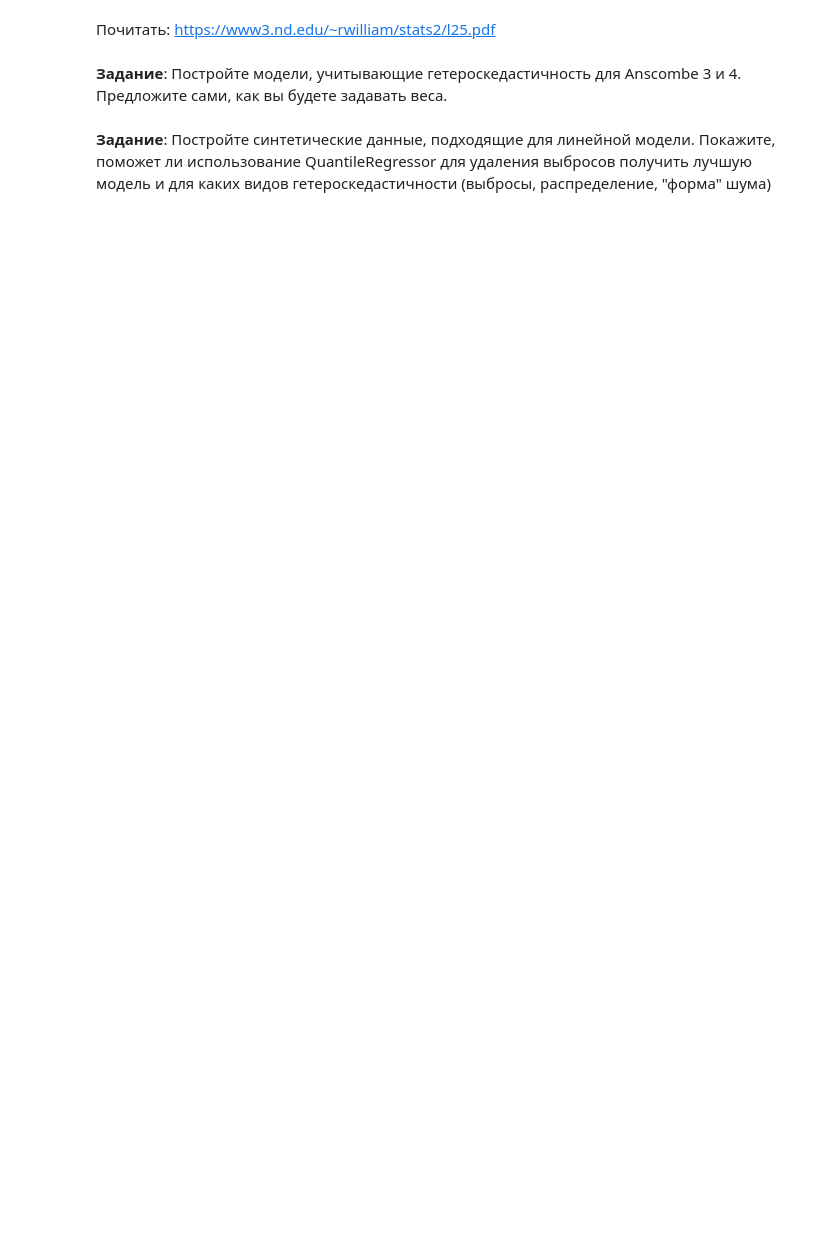
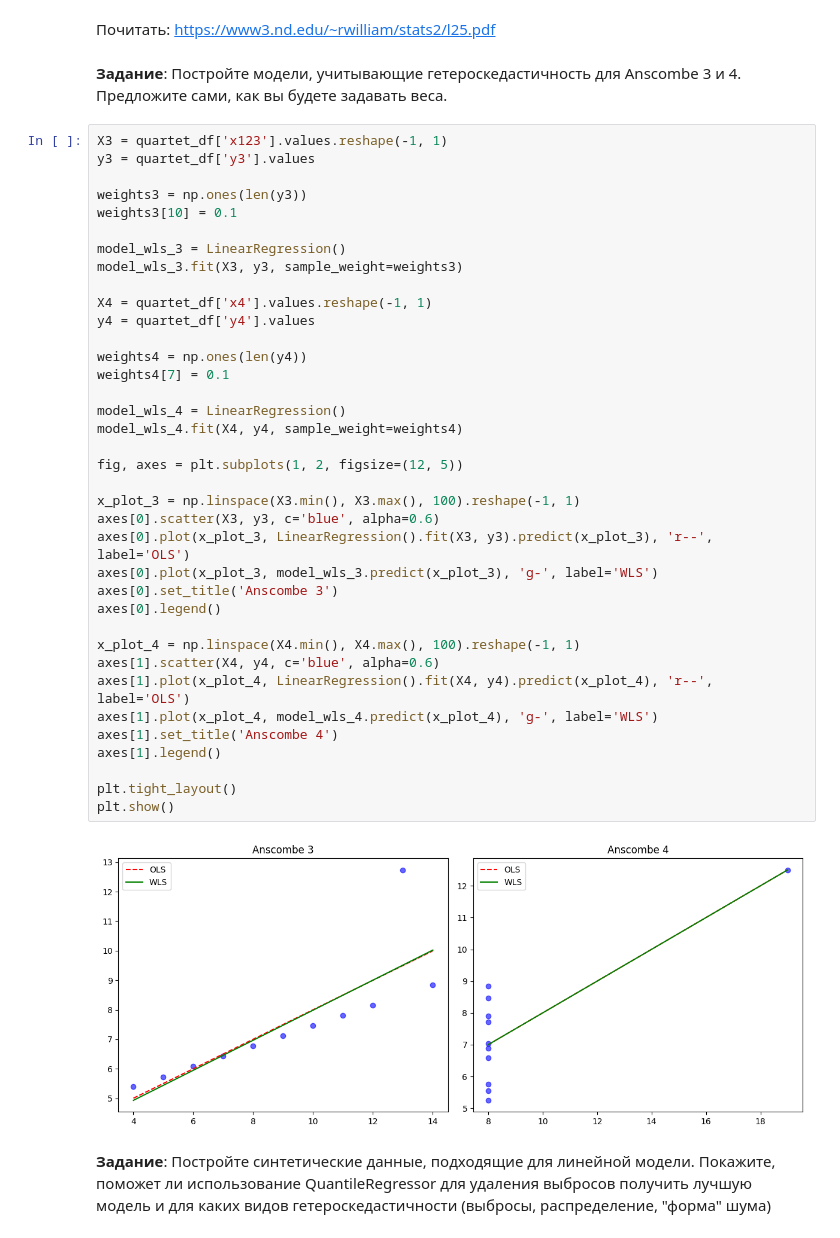
Before and after one commit to haphop228/spbu_ml_2026, a Jupyter notebook: notebooks/linear_regression.ipynb, the cells around one changed output. Cells and saved outputs as stored; diff of their text form; blank space fills up the shorter version.

```diff
--- a/notebooks/linear_regression.ipynb
+++ b/notebooks/linear_regression.ipynb
@@ -804,5 +1037,44 @@ _ = plt.title("Quantiles of heteroscedastic Normal distributed target")
 Почитать: https://www3.nd.edu/~rwilliam/stats2/l25.pdf
 # %% [markdown]
 **Задание**: Постройте модели, учитывающие гетероскедастичность  для  Anscombe 3 и 4. Предложите сами, как вы будете задавать веса.
+# %%
+X3 = quartet_df['x123'].values.reshape(-1, 1)
+y3 = quartet_df['y3'].values
+
+weights3 = np.ones(len(y3))
+weights3[10] = 0.1
+
+model_wls_3 = LinearRegression()
+model_wls_3.fit(X3, y3, sample_weight=weights3)
+
+X4 = quartet_df['x4'].values.reshape(-1, 1)
+y4 = quartet_df['y4'].values
+
+weights4 = np.ones(len(y4))
+weights4[7] = 0.1
+
+model_wls_4 = LinearRegression()
+model_wls_4.fit(X4, y4, sample_weight=weights4)
+
+fig, axes = plt.subplots(1, 2, figsize=(12, 5))
+
+x_plot_3 = np.linspace(X3.min(), X3.max(), 100).reshape(-1, 1)
+axes[0].scatter(X3, y3, c='blue', alpha=0.6)
+axes[0].plot(x_plot_3, LinearRegression().fit(X3, y3).predict(x_plot_3), 'r--', label='OLS')
+axes[0].plot(x_plot_3, model_wls_3.predict(x_plot_3), 'g-', label='WLS')
+axes[0].set_title('Anscombe 3')
+axes[0].legend()
+
+x_plot_4 = np.linspace(X4.min(), X4.max(), 100).reshape(-1, 1)
+axes[1].scatter(X4, y4, c='blue', alpha=0.6)
+axes[1].plot(x_plot_4, LinearRegression().fit(X4, y4).predict(x_plot_4), 'r--', label='OLS')
+axes[1].plot(x_plot_4, model_wls_4.predict(x_plot_4), 'g-', label='WLS')
+axes[1].set_title('Anscombe 4')
+axes[1].legend()
+
+plt.tight_layout()
+plt.show()
+# %% [output]
+[figure, added]
 # %% [markdown]
 **Задание**: Постройте синтетические данные, подходящие для линейной модели. Покажите, поможет ли использование QuantileRegressor для удаления выбросов получить лучшую модель и для каких видов гетероскедастичности (выбросы, распределение, "форма" шума)
```
Also changed, not shown: parts of 55 cells of this notebook, 5 other files.
